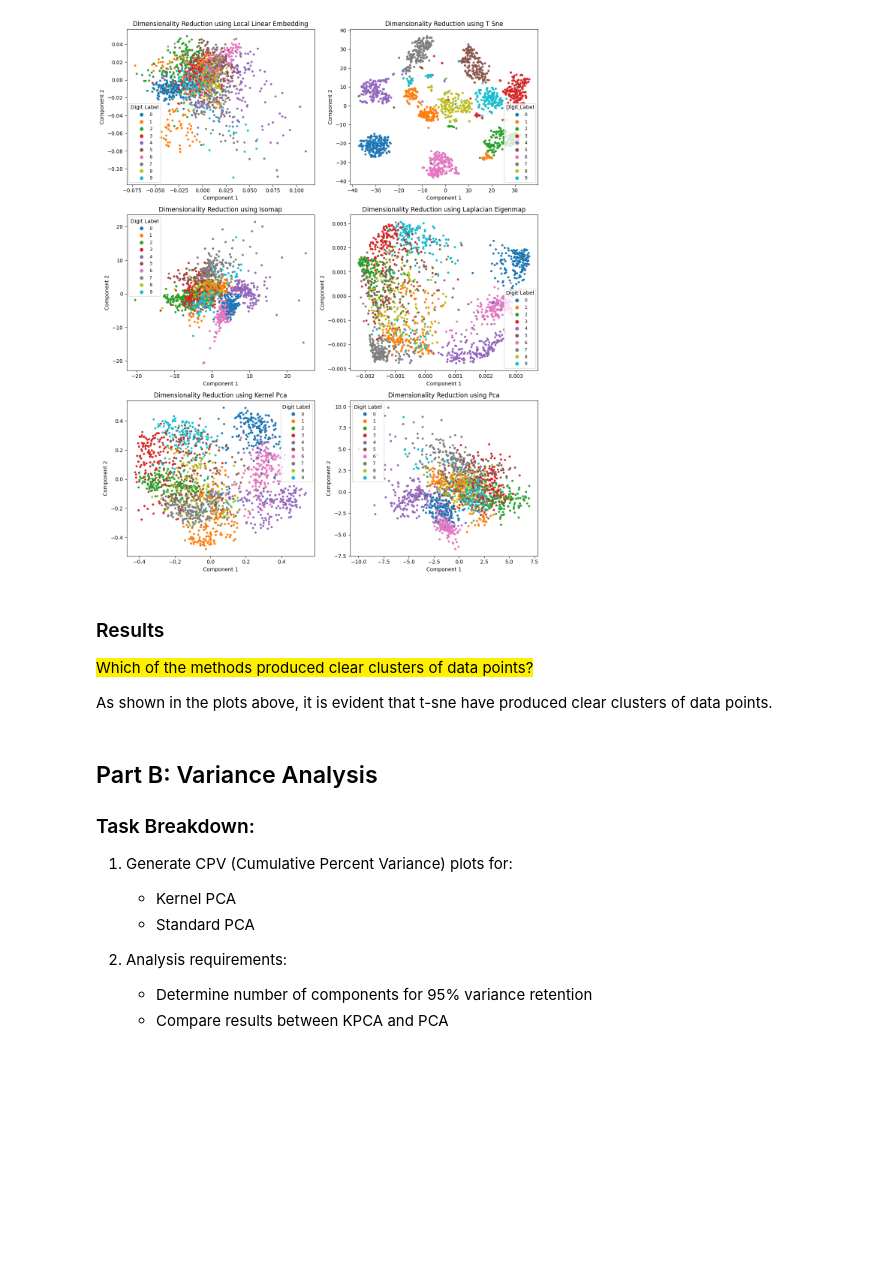
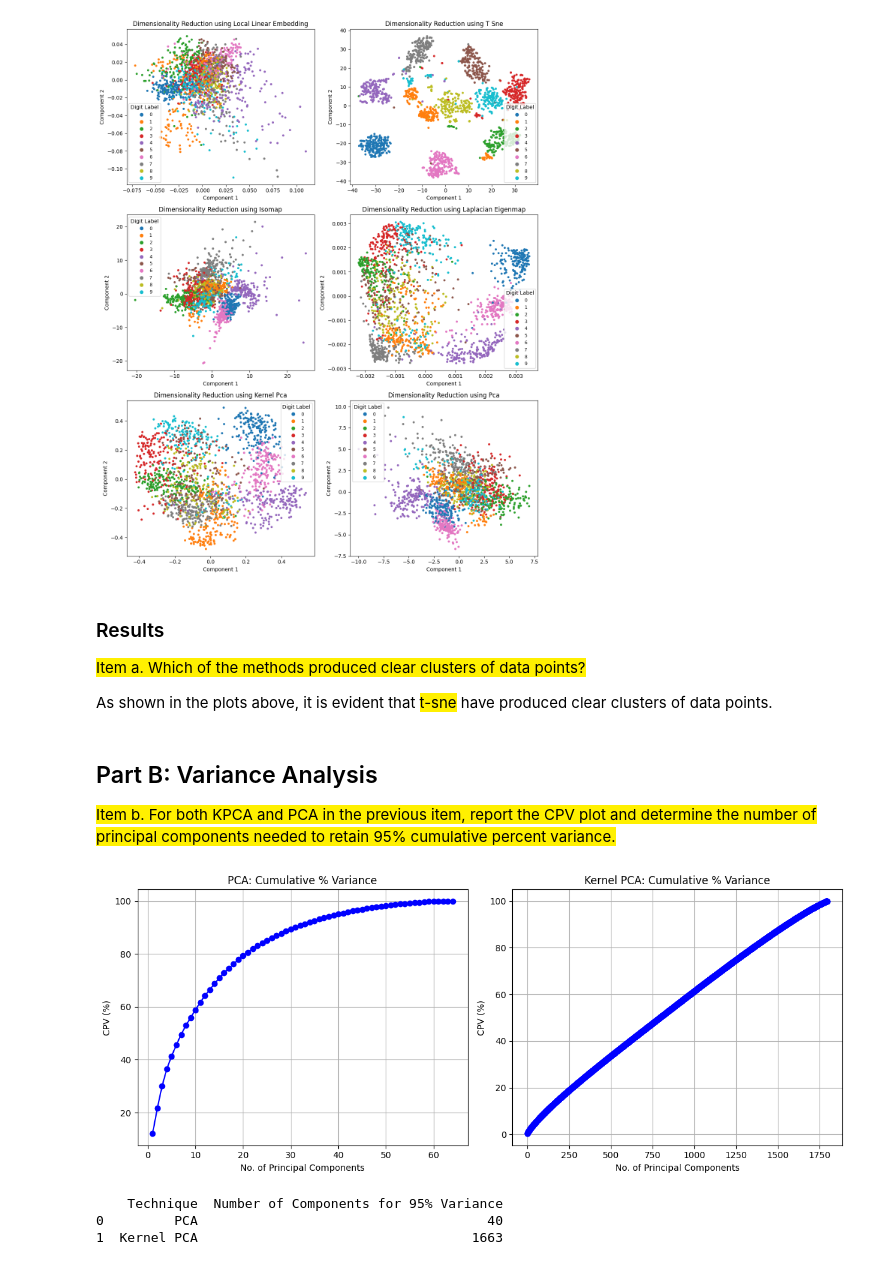
Before and after one commit to jonmaaku/AI221-machine-problems, a Jupyter notebook: mp4/MP4.ipynb, the cells around one changed output. Cells and saved outputs as stored; diff of their text form; code cells hidden in the pictures; blank space fills up the shorter version.

```diff
--- a/mp4/MP4.ipynb
+++ b/mp4/MP4.ipynb
@@ -99,22 +88,26 @@ plot_digits(X_normalized, y)
 from sklearn.manifold import LocallyLinearEmbedding, TSNE, Isomap, SpectralEmbedding
 from sklearn.decomposition import KernelPCA, PCA
 
-def apply_dimensionality_reduction(reduction_technique, X):
+def create_dimensionality_reduction_function(reduction_technique, n_components = None):
     if reduction_technique == 'local_linear_embedding':
-        model = LocallyLinearEmbedding(n_neighbors=200, n_components=2, random_state=0)
+        model = LocallyLinearEmbedding(n_neighbors=200, n_components=n_components, random_state=0)
     elif reduction_technique == 't_sne':
-        model = TSNE(n_components=2, perplexity=50, random_state=0)
+        model = TSNE(n_components=n_components, perplexity=50, random_state=0)
     elif reduction_technique == 'isomap':
-        model = Isomap(n_neighbors=200, n_components=2)
+        model = Isomap(n_neighbors=200, n_components=n_components)
     elif reduction_technique == 'laplacian_eigenmap':
-        model = SpectralEmbedding(n_neighbors=200, n_components=2)
+        model = SpectralEmbedding(n_neighbors=200, n_components=n_components)
     elif reduction_technique == 'kernel_pca':
-        model = KernelPCA(n_components=2, kernel='rbf', gamma=0.01)
+        model = KernelPCA(n_components=n_components, kernel='rbf', gamma=0.01)
     elif reduction_technique == 'pca':
-        model = PCA(n_components=2)
+        model = PCA(n_components=n_components)
     else:
         raise ValueError("Unsupported reduction technique")
 
+    return model
+
+
+def apply_dimensionality_reduction(model, X):
     return model.fit_transform(X)
 # %%
 reduction_techniques = [
@@ -176,19 +168,61 @@ plot_2d_scatter(data_list, y)
 # %% [markdown]
 ### Results
 
-<mark style="background-color: #fff000;"> Which of the methods produced clear clusters of data points? </mark>
+<mark style="background-color: #fff000;">Item a. Which of the methods produced clear clusters of data points? </mark>
 
-As shown in the plots above, it is evident that t-sne have produced clear clusters of data points.
+As shown in the plots above, it is evident that <mark style="background-color: #fff000"> t-sne</mark> have produced clear clusters of data points.
 # %% [markdown]
 ## Part B: Variance Analysis
 
-### Task Breakdown:
-1. Generate CPV (Cumulative Percent Variance) plots for:
-   - Kernel PCA
-   - Standard PCA
 
-2. Analysis requirements:
-   - Determine number of components for 95% variance retention
-   - Compare results between KPCA and PCA
+<mark style="background-color: #fff000">Item b. For both KPCA and PCA in the previous item, report the CPV plot and determine the number of principal components needed to retain 95% cumulative percent variance. </mark>
 # %%
-# Prompt:
+# Prompt: Create a CPV plot for PCA and Kernel PCA
+
+# Perform PCA to view the CPV plot
+pca = create_dimensionality_reduction_function('pca').fit(X_normalized)
+var = pca.explained_variance_ratio_
+cpv = np.cumsum(var) * 100
+
+kpca = create_dimensionality_reduction_function('kernel_pca').fit(X_normalized)
+X_transformed = kpca.fit_transform(X)
+
+# Extract eigenvalues
+eigenvalues = kpca.eigenvalues_
+cumulative_variance = np.cumsum(eigenvalues) / np.sum(eigenvalues) * 100
+
+# Plot both CPV graphs in a single figure
+fig, axes = plt.subplots(1, 2, figsize=(12, 5))
+
+# PCA CPV plot
+axes[0].plot(np.arange(cpv.size) + 1, cpv, 'bo-')
+axes[0].set_title('PCA: Cumulative % Variance')
+axes[0].set_xlabel('No. of Principal Components')
+axes[0].set_ylabel('CPV (%)')
+axes[0].grid()
+
+# Kernel PCA CPV plot
+axes[1].plot(np.arange(cumulative_variance.size) + 1, cumulative_variance, 'bo-')
+axes[1].set_title('Kernel PCA: Cumulative % Variance')
+axes[1].set_xlabel('No. of Principal Components')
+axes[1].set_ylabel('CPV (%)')
+axes[1].grid()
+
+plt.tight_layout()
+plt.show()
+
+# Prompt: Determine the number of components required to retain at least 95% variance for both PCA and Kernel PCA.
+pca_n_components = np.argmax(cpv >= 95) + 1
+kpca_n_components = np.argmax(cumulative_variance >= 95) + 1
+
+variance_95_table = {
+    'Technique': ['PCA', 'Kernel PCA'],
+    'Number of Components for 95% Variance': [pca_n_components, kpca_n_components]
+}
+import pandas as pd
+print(pd.DataFrame(variance_95_table))
+# %% [output]
+[figure, added]
+    Technique  Number of Components for 95% Variance
+0         PCA                                     40
+1  Kernel PCA                                   1663
```
Also changed, not shown: parts of 29 cells of this notebook, 1 other file.
